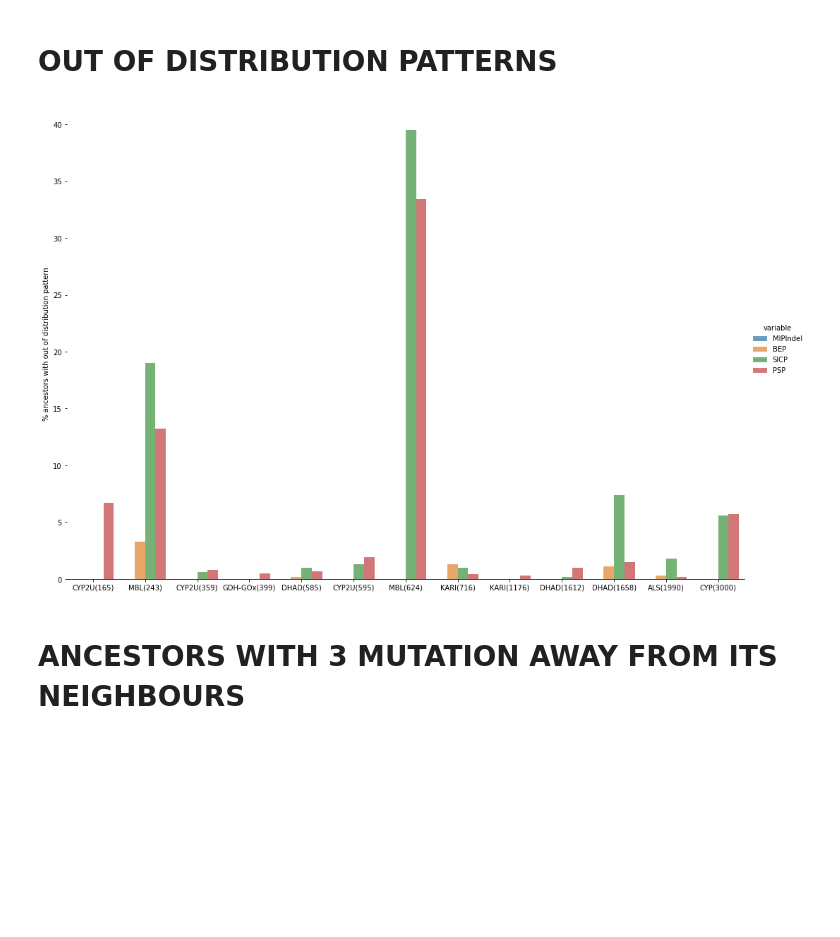
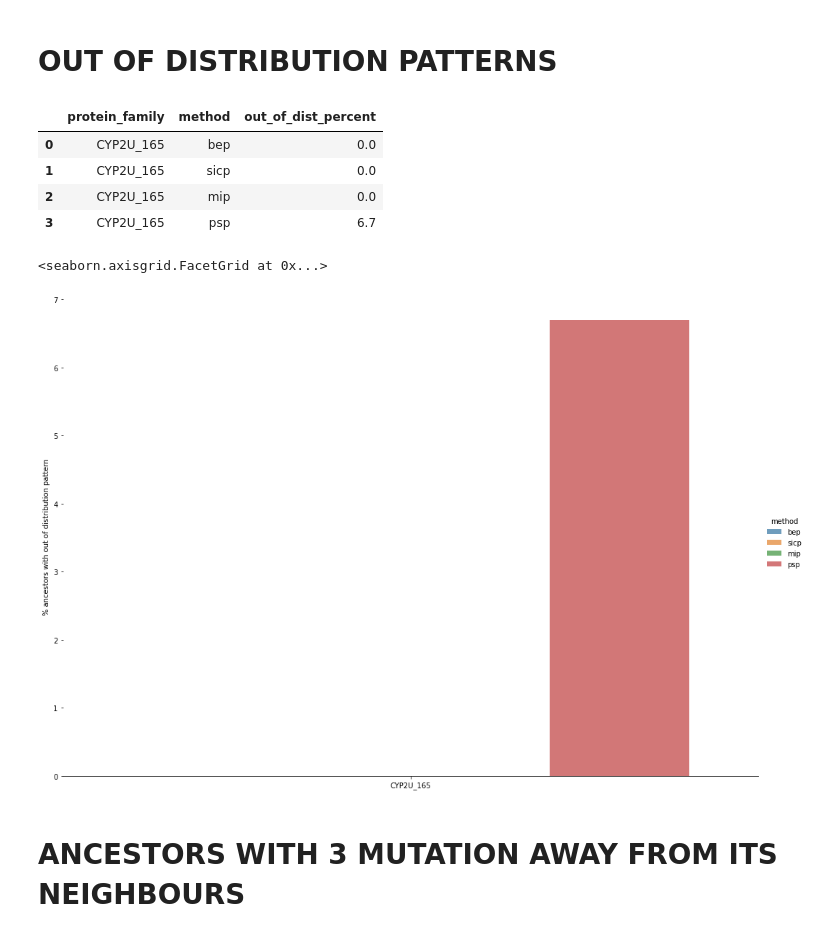
Before and after one commit to santule/indelmip, a Jupyter notebook: notebooks/evaluation_plots.ipynb, the cells around one changed output. Drawn from its saved outputs; the diff is of its cells as text; code cells hidden in the pictures; blank space fills up the shorter version.

```diff
--- a/notebooks/evaluation_plots.ipynb
+++ b/notebooks/evaluation_plots.ipynb
@@ -34,13 +76,16 @@ plt.savefig(experiment_result_folder + 'new_indel_patterns.png', dpi=1000)
 # %%
-out_of_dist_data = pd.read_csv(experiment_result_folder + 'out_of_distribution.csv')
-out_of_dist_data.head(10)
-out_of_dist_data = out_of_dist_data.melt(id_vars=['Protein Family'], value_vars=['MIPIndel', 'BEP','SICP','PSP'])
-out_of_dist_data.head(10)
-g = sns.catplot(data = out_of_dist_data, kind='bar', x="Protein Family", y="value", hue="variable",  alpha=.7, height=10, aspect=11.7/8.27)
+out_of_dist_data = pd.read_csv(experiment_result_folder + 'out_of_dist_evaluation.csv')
+display(out_of_dist_data.head(10))
+g = sns.catplot(data = out_of_dist_data, kind='bar', x="protein_family", y="out_of_dist_percent", hue="method",  alpha=.7, height=10, aspect=11.7/8.27)
 g.despine(left=True)
 g.set_axis_labels("", "% ancestors with out of distribution pattern")
-plt.savefig(experiment_result_folder + 'out_of_dist_plot.png', dpi=1000)
 # %% [output]
+|  | protein_family | method | out_of_dist_percent |
+| 0 | CYP2U_165 | bep | 0.0 |
+| 1 | CYP2U_165 | sicp | 0.0 |
+| 2 | CYP2U_165 | mip | 0.0 |
+| 3 | CYP2U_165 | psp | 6.7 |
+<seaborn.axisgrid.FacetGrid at 0x...>
-[figure, old version]
+[figure, new version]
 # %% [markdown]
 # ANCESTORS WITH 3 MUTATION AWAY FROM ITS NEIGHBOURS
```
Also changed, not shown: parts of 8 cells of this notebook, 1 other file.
